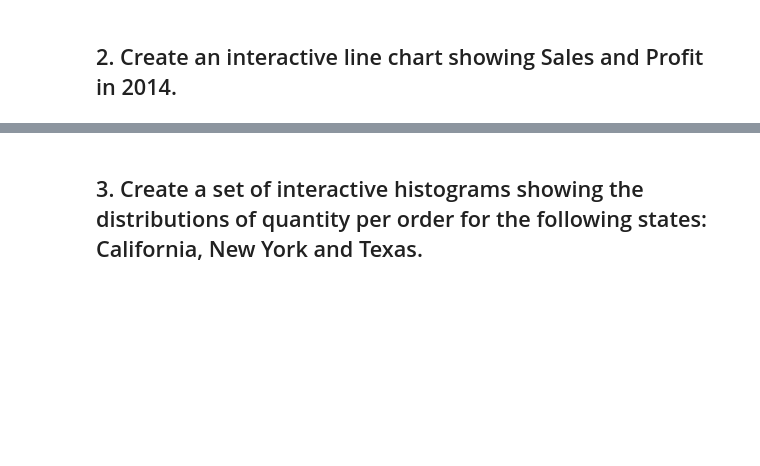
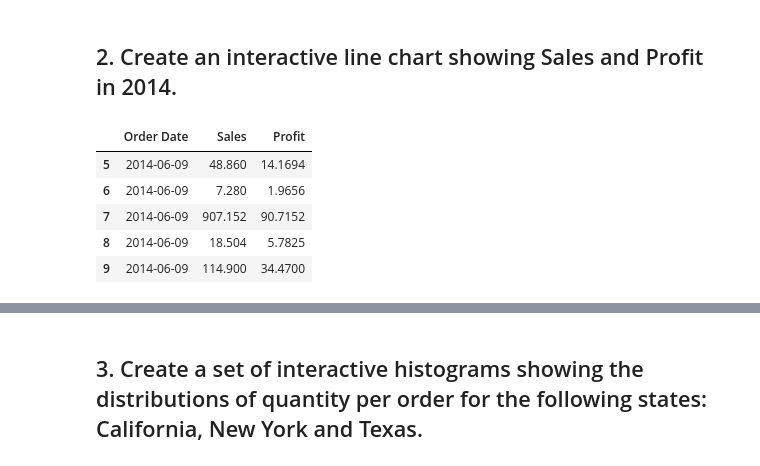
Before and after one commit to CarlosDiazGirol/thebridgedsftsep20, a Jupyter notebook: 2-Data Analysis/3-Visualizacion/3-Plotly/Ejercicio Plotly.ipynb, the cells around one changed output, grey strips where cells are left out. Drawn from its saved outputs; the diff is of its cells as text; code cells hidden in the pictures; blank space fills up the shorter version.

```diff
--- a/2-Data Analysis/3-Visualizacion/3-Plotly/Ejercicio Plotly.ipynb
+++ b/2-Data Analysis/3-Visualizacion/3-Plotly/Ejercicio Plotly.ipynb
@@ -78,2 +104,12 @@ Name: Sales, dtype: float64
 # %% [markdown]
 ## 2. Create an interactive line chart showing Sales and Profit in 2014.
+# %%
+df2014_2 = df2014[['Order Date', 'Sales', 'Profit']]
+df2014_2.head()
+# %% [output]
+|  | Order Date | Sales | Profit |
+| 5 | 2014-06-09 | 48.860 | 14.1694 |
+| 6 | 2014-06-09 | 7.280 | 1.9656 |
+| 7 | 2014-06-09 | 907.152 | 90.7152 |
+| 8 | 2014-06-09 | 18.504 | 5.7825 |
+| 9 | 2014-06-09 | 114.900 | 34.4700 |
```
Also changed, not shown: parts of 12 cells of this notebook.
